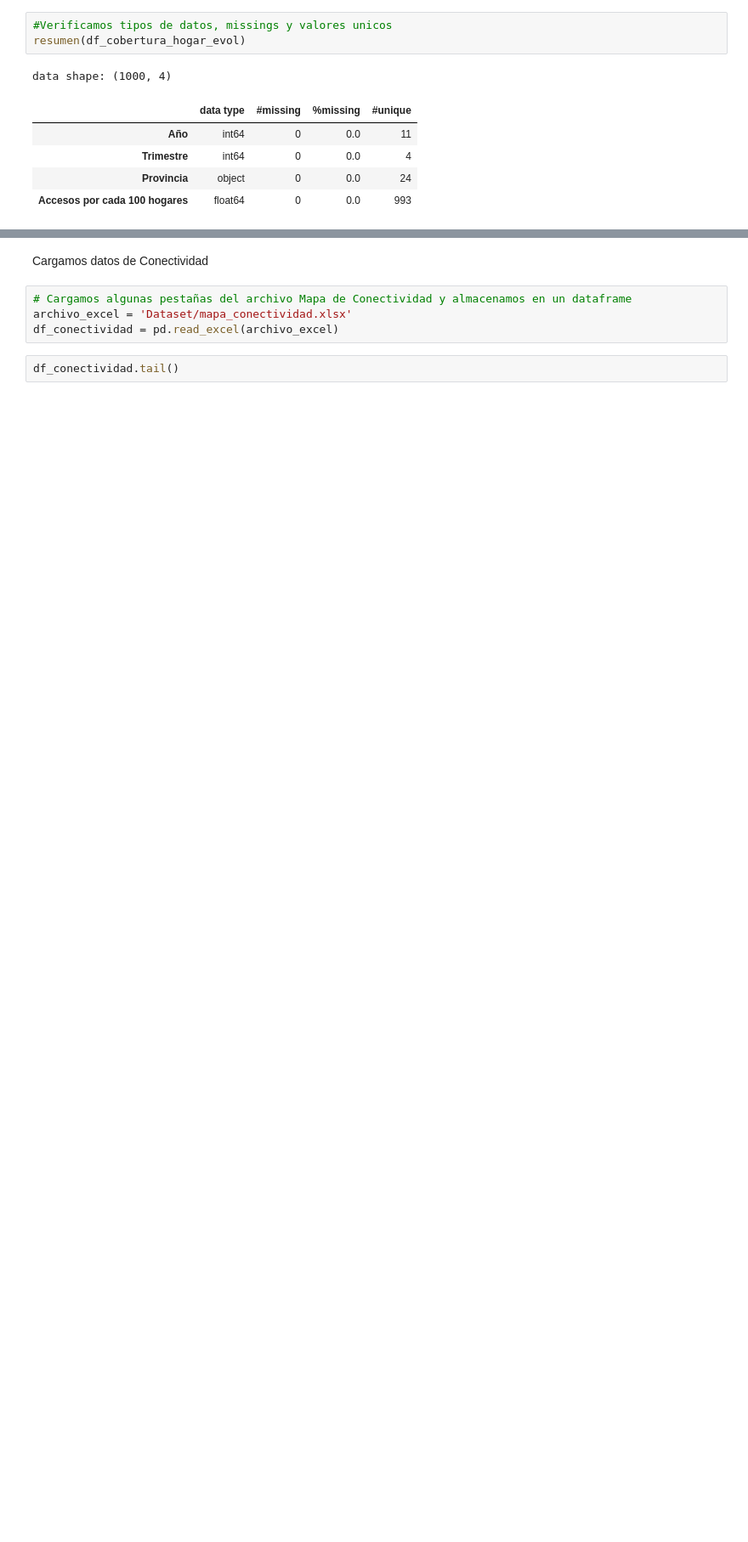
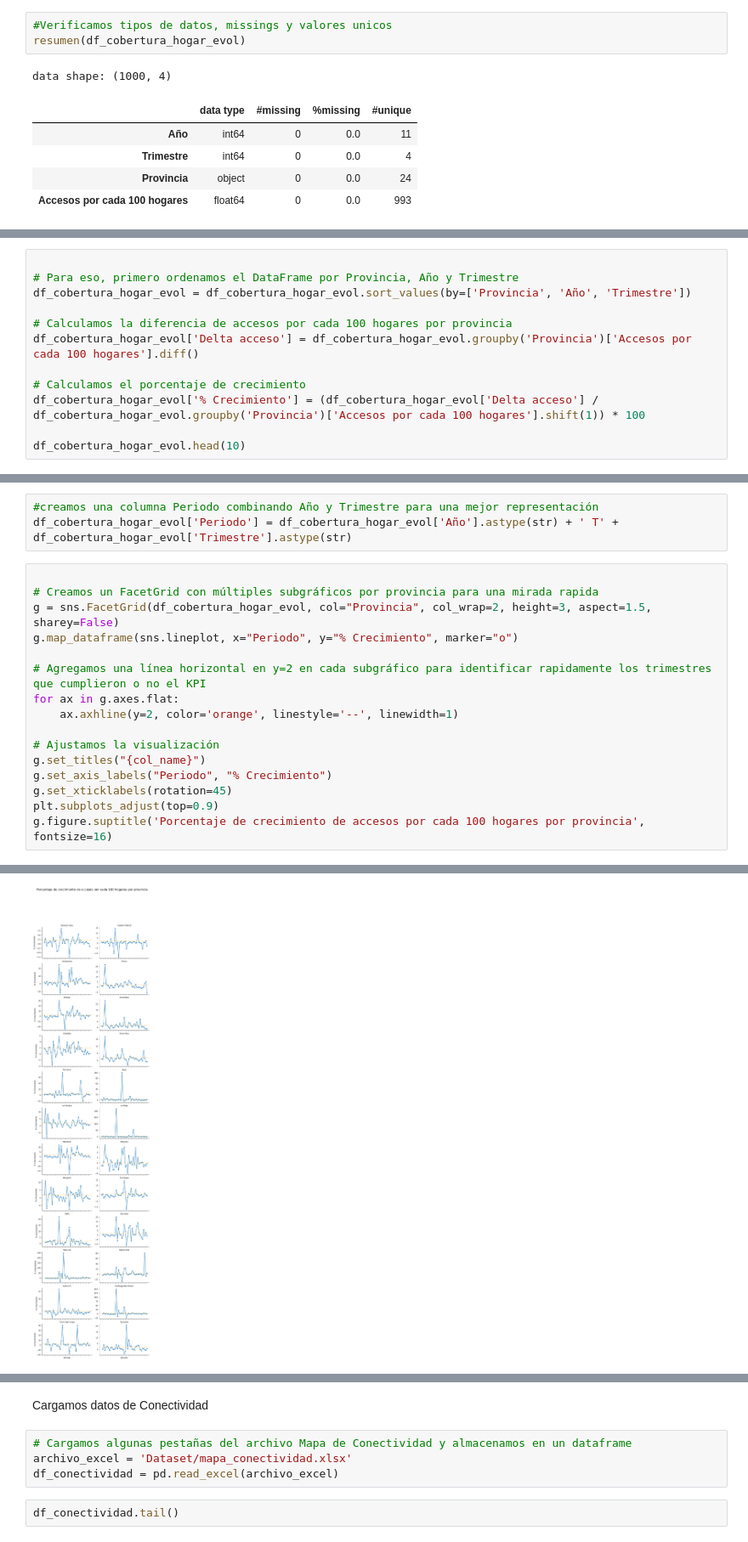
Before and after one commit to SariEliM/DA_Telecomunicaciones, a Jupyter notebook: EDA dataset.ipynb, the cells around one changed output, grey strips where cells are left out. Shown at 85% size. Saved outputs shown, nothing was run; the diff lists cells and outputs as text; blank space fills up the shorter version.

```diff
--- a/EDA dataset.ipynb
+++ b/EDA dataset.ipynb
@@ -706,0 +799,12 @@ data shape: (1000, 4)
+# %%
+
+# Para eso, primero ordenamos el DataFrame por Provincia, Año y Trimestre
+df_cobertura_hogar_evol = df_cobertura_hogar_evol.sort_values(by=['Provincia', 'Año', 'Trimestre'])
+
+# Calculamos la diferencia de accesos por cada 100 hogares por provincia
+df_cobertura_hogar_evol['Delta acceso'] = df_cobertura_hogar_evol.groupby('Provincia')['Accesos por cada 100 hogares'].diff()
+
+# Calculamos el porcentaje de crecimiento
+df_cobertura_hogar_evol['% Crecimiento'] = (df_cobertura_hogar_evol['Delta acceso'] / df_cobertura_hogar_evol.groupby('Provincia')['Accesos por cada 100 hogares'].shift(1)) * 100
+
+df_cobertura_hogar_evol.head(10)
@@ -706,0 +823,20 @@ data shape: (1000, 4)
+# %%
+#creamos una columna Periodo combinando Año y Trimestre para una mejor representación
+df_cobertura_hogar_evol['Periodo'] = df_cobertura_hogar_evol['Año'].astype(str) + ' T' + df_cobertura_hogar_evol['Trimestre'].astype(str)
+# %%
+
+# Creamos un FacetGrid con múltiples subgráficos por provincia para una mirada rapida
+g = sns.FacetGrid(df_cobertura_hogar_evol, col="Provincia", col_wrap=2, height=3, aspect=1.5, sharey=False)
+g.map_dataframe(sns.lineplot, x="Periodo", y="% Crecimiento", marker="o")
+
+# Agregamos una línea horizontal en y=2 en cada subgráfico para identificar rapidamente los trimestres que cumplieron o no el KPI
+for ax in g.axes.flat:
+    ax.axhline(y=2, color='orange', linestyle='--', linewidth=1)
+
+# Ajustamos la visualización
+g.set_titles("{col_name}")
+g.set_axis_labels("Periodo", "% Crecimiento")
+g.set_xticklabels(rotation=45)
+plt.subplots_adjust(top=0.9)
+g.figure.suptitle('Porcentaje de crecimiento de accesos por cada 100 hogares por provincia', fontsize=16)
+# %% [output]
@@ -706,0 +844 @@ data shape: (1000, 4)
+[figure, added]
```
Also changed, not shown: parts of 32 cells of this notebook, 1 other file.
